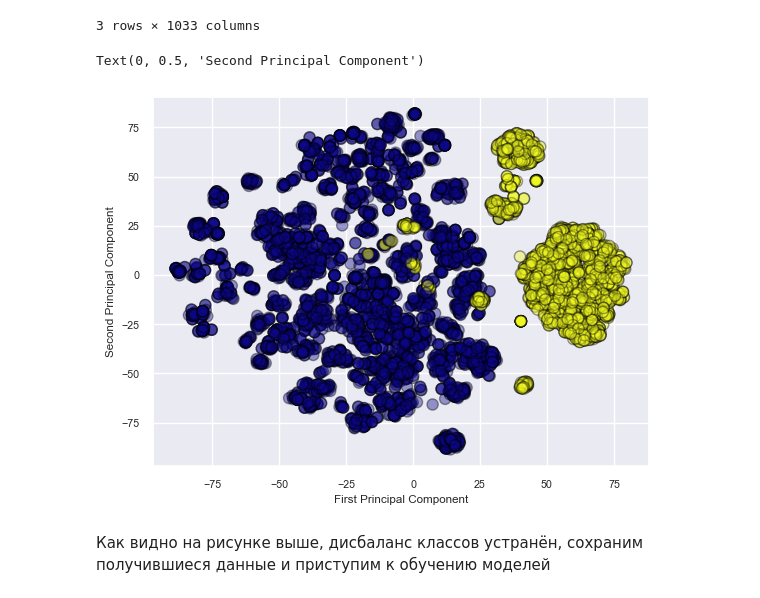
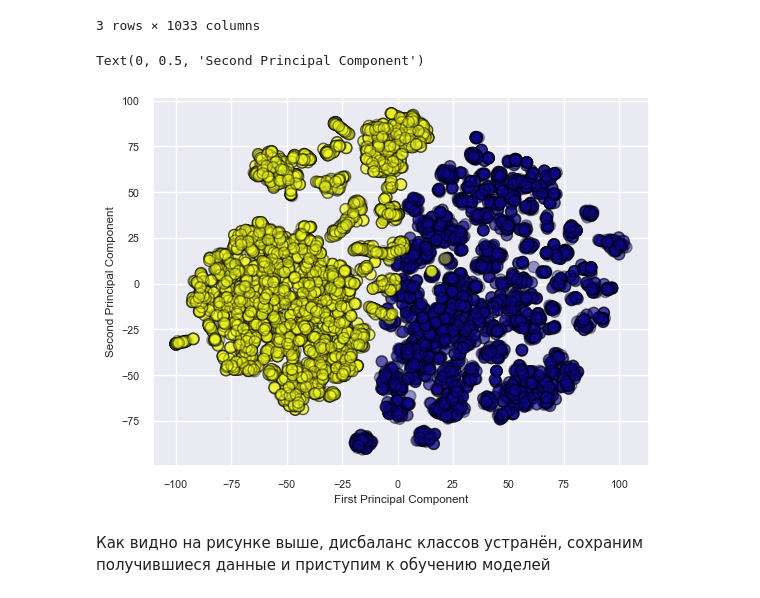
Before and after one commit to FedorLuchkin/bmstu_industrial_analytics_platforms, a Jupyter notebook: lab2-4_2_electrocardiogram_m2/ecg/electrocardiogram_m2.ipynb, the cells around one changed output. Drawn from its saved outputs; the diff is of its cells as text; code cells hidden in the pictures.

```diff
--- a/lab2-4_2_electrocardiogram_m2/ecg/electrocardiogram_m2.ipynb
+++ b/lab2-4_2_electrocardiogram_m2/ecg/electrocardiogram_m2.ipynb
@@ -519,21 +519,21 @@ Name: Healthy_Status, dtype: int64
 3 rows × 1033 columns
 # %%
 tsne_data = (
-    df_expanded
+    resampled_df
     .select_dtypes(include =[np.number])
     .drop('Healthy_Status', axis = 1).copy()
 )
 
 scaled_data = StandardScaler().fit(tsne_data).transform(tsne_data)
 tsne = TSNE(random_state = 0)
 scaled_data_tsne = tsne.fit_transform(scaled_data)
 
-plt.scatter(scaled_data_tsne[:,0], scaled_data_tsne[:,1], c=filtered_df['Healthy_Status'], cmap='plasma', alpha=0.4, edgecolors='black', s=65)
+plt.scatter(scaled_data_tsne[:,0], scaled_data_tsne[:,1], c=resampled_df['Healthy_Status'], cmap='plasma', alpha=0.4, edgecolors='black', s=65)
 plt.xlabel('First Principal Component')
 plt.ylabel('Second Principal Component')
 # %% [output]
 Text(0, 0.5, 'Second Principal Component')
-[figure, old version]
+[figure, new version]
 # %% [markdown]
 Как видно на рисунке выше, дисбаланс классов устранён, сохраним получившиеся данные и приступим к обучению моделей
 # %%
```
Also changed, not shown: parts of 18 cells of this notebook, 41 other files.
